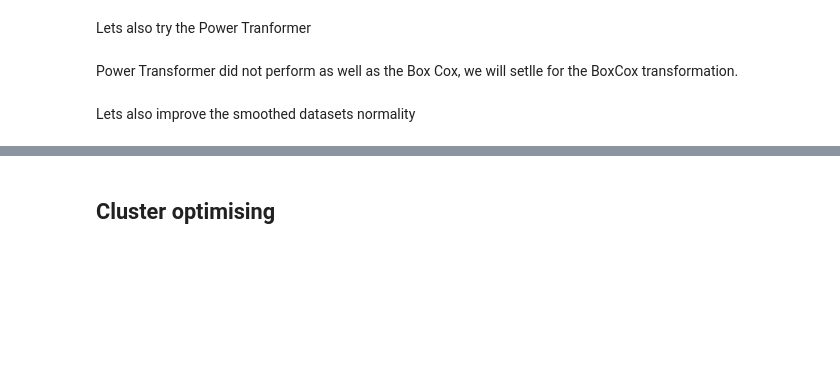
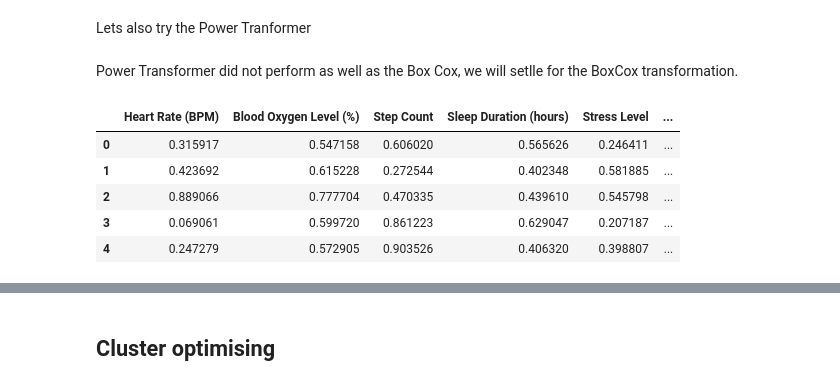
Before and after one commit to MaxBWiseman/Predictive_Analytics_Project, a Jupyter notebook: jupyter_notebooks/Feature_Engineering_Notebook.ipynb, the cells around one changed output, grey strips where cells are left out. Cells and saved outputs as stored; diff of their text form; code cells hidden in the pictures; blank space fills up the shorter version.

```diff
--- a/jupyter_notebooks/Feature_Engineering_Notebook.ipynb
+++ b/jupyter_notebooks/Feature_Engineering_Notebook.ipynb
@@ -202,14 +225,35 @@ boxcox = vt.BoxCoxTransformer()
 df1_transformed = apply_boxcox(df1.copy())
 df2_transformed = apply_boxcox(df2.copy())
 df3_transformed = apply_boxcox(df3.copy())
+df_smooth_transformed = apply_boxcox(df_smooth.copy())
-# %% [markdown]
-Lets also improve the smoothed datasets normality
-# %%
-from sklearn.preprocessing import StandardScaler, RobustScaler, MinMaxScaler
-
-scaler = MinMaxScaler()
-
-scaler.fit_transform(df_smoothed.drop(columns=["Activity Level"]))
-df_scaled = pd.DataFrame(scaler.fit_transform(df_smoothed.drop(columns=["Activity Level"])), columns=df_smoothed.drop(columns=["Activity Level"]).columns)
-df_scaled["Activity Level"] = df1_cat_saved
-df_scaled.head()
+# %%
+from sklearn.preprocessing import StandardScaler, RobustScaler, MinMaxScaler
+
+scaler = MinMaxScaler()
+
+def scale_dataframe(df, exclude_columns):
+    # Separate the columns to be scaled and the columns to be excluded
+    df_to_scale = df.drop(columns=exclude_columns)
+    df_excluded = df[exclude_columns]
+
+    # Apply the scaler to the columns to be scaled
+    df_scaled = pd.DataFrame(scaler.fit_transform(df_to_scale), columns=df_to_scale.columns)
+
+    # Concat the scaled columns and the excluded columns
+    df_final = pd.concat([df_scaled, df_excluded.reset_index(drop=True)], axis=1)
+
+    return df_final
+
+df1_scaled = scale_dataframe(df1_transformed, exclude_columns=['Activity Level'])
+df2_scaled = scale_dataframe(df2_transformed, exclude_columns=['Activity Level'])
+df3_scaled = scale_dataframe(df3_transformed, exclude_columns=['Activity Level'])
+df_smooth_scaled = scale_dataframe(df_smooth_transformed, exclude_columns=['Activity Level'])
+# %%
+df_smooth_scaled.head()
+# %% [output]
+|  | Heart Rate (BPM) | Blood Oxygen Level (%) | Step Count | Sleep Duration (hours) | Stress Level | ... |
+| 0 | 0.315917 | 0.547158 | 0.606020 | 0.565626 | 0.246411 | ... |
+| 1 | 0.423692 | 0.615228 | 0.272544 | 0.402348 | 0.581885 | ... |
+| 2 | 0.889066 | 0.777704 | 0.470335 | 0.439610 | 0.545798 | ... |
+| 3 | 0.069061 | 0.599720 | 0.861223 | 0.629047 | 0.207187 | ... |
+| 4 | 0.247279 | 0.572905 | 0.903526 | 0.406320 | 0.398807 | ... |
```
Also changed, not shown: parts of 15 cells of this notebook.
